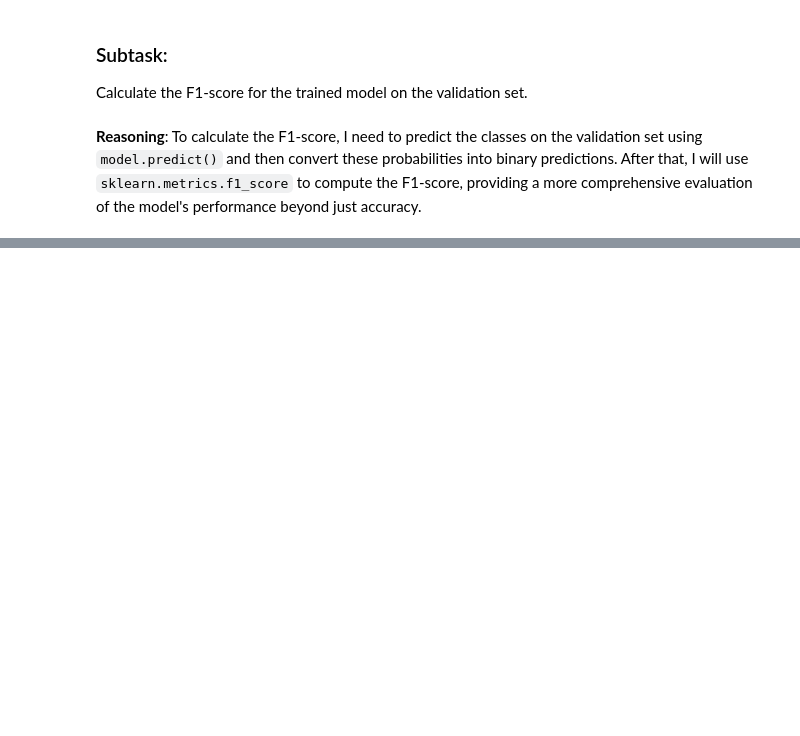
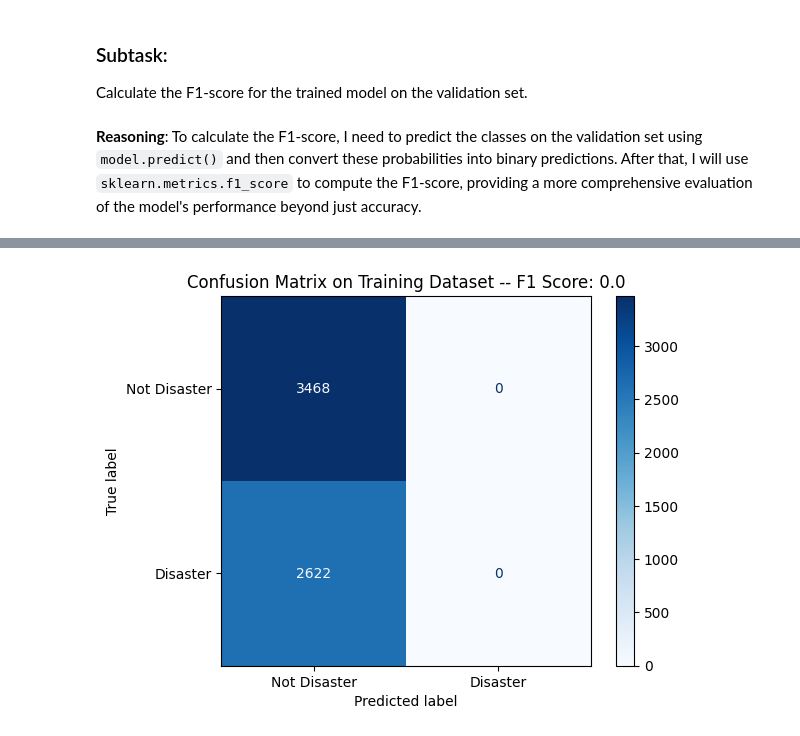
Before and after one commit to Luicazen/NLPTweets, a Jupyter notebook: NN.ipynb, the cells around one changed output, grey strips where cells are left out. Cells and saved outputs as stored; diff of their text form; code cells hidden in the pictures; blank space fills up the shorter version.

```diff
--- a/NN.ipynb
+++ b/NN.ipynb
@@ -137,17 +126,19 @@ Following the instructions, I will now import the necessary Keras layers and con
 # %%
 from tensorflow.keras.models import Sequential
 from tensorflow.keras.layers import Embedding, GlobalAveragePooling1D, Dense
+from tensorflow.keras import Input
 
 # 2. Define the embedding_dim
-embedding_dim = 16  # You can experiment with values like 16, 32, 64
+embeddingDim = 128
 
 # 3. Create a Sequential model
 model = Sequential([
+    # Add an Input layer to explicitly define the input shape
+    Input(shape=(maxLen,)),
     # 4. Add an Embedding layer
     # input_dim is the size of the vocabulary (num_words + 1 for 0-padding)
     # output_dim is the dimensionality of the dense embedding
-    # input_length is the length of input sequences (maxlen)
-    Embedding(input_dim=num_words + 1, output_dim=embedding_dim, input_length=maxlen),
+    Embedding(input_dim=numWords + 1, output_dim=embeddingDim ),
 
     # 5. Add a GlobalAveragePooling1D layer
     # This layer pools the sequence dimension, effectively taking the average of word embeddings
@@ -419,0 +266,37 @@ Model F1-score on validation set: 0.7441
+# %%
+from sklearn.metrics import ConfusionMatrixDisplay, confusion_matrix
+import matplotlib.pyplot as plt
+
+def displayConfusionMatrix(y_true, y_pred, dataset):
+    # Ensure y_pred is in the correct format for argmax if it's a column vector
+    y_pred_processed = np.argmax(y_pred, axis=1) if y_pred.ndim > 1 else y_pred
+
+    disp = ConfusionMatrixDisplay.from_predictions(
+        y_true,
+        y_pred_processed,
+        display_labels=["Not Disaster","Disaster"],
+        cmap=plt.cm.Blues
+    )
+
+    tn, fp, fn, tp = confusion_matrix(y_true, y_pred_processed).ravel()
+    # Calculate F1 score using the formula: 2 * (precision * recall) / (precision + recall)
+    # Or, as provided in the original code, a specific form: tp / (tp + ((fn + fp) / 2))
+    # Let's stick to the original calculation for consistency for now.
+    # For a more standard sklearn f1_score, it would be f1_score(y_true, y_pred_processed)
+
+    # Guard against division by zero if tp + ((fn + fp) / 2) is zero
+    denominator = tp + ((fn + fp) / 2)
+    if denominator == 0:
+        f1_calculated = 0.0
+    else:
+        f1_calculated = tp / denominator
+
+    disp.ax_.set_title("Confusion Matrix on " + dataset + " Dataset -- F1 Score: " + str(f1_calculated.round(2)))
+    plt.show() # Display the plot
+
+# Make predictions on the training set
+y_pred_proba_train = model.predict(X_train)
+y_pred_train = (y_pred_proba_train > 0.5).astype(int)
+
+displayConfusionMatrix(y_train, y_pred_train, "Training")
+# %% [output]
@@ -419,0 +304 @@ Model F1-score on validation set: 0.7441
+[figure, added]
```
Also changed, not shown: parts of 14 cells of this notebook.
